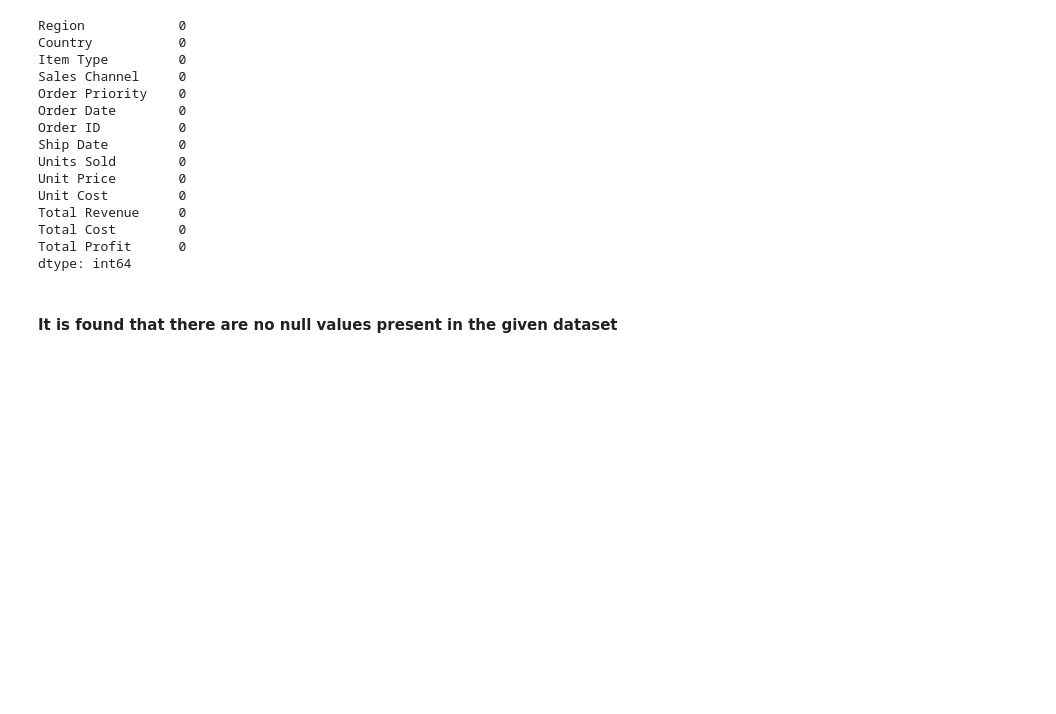
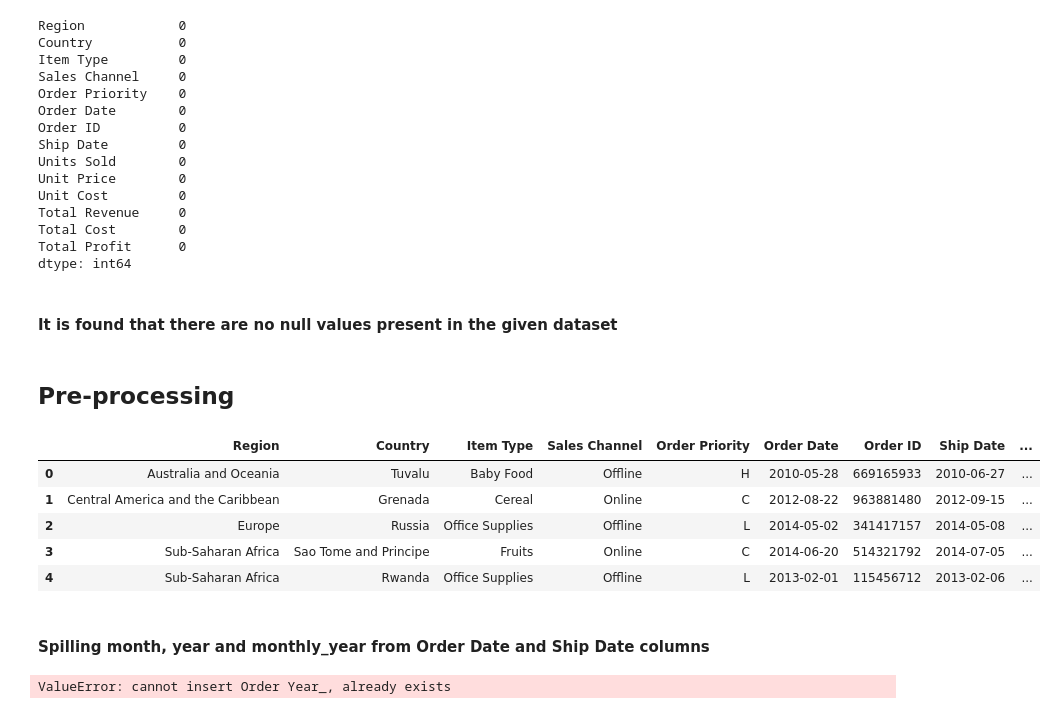
Before and after one commit to SamNijin/Analyzing-Amazon-Sales-Data, a Jupyter notebook: Amazon-Sales-Analysis.ipynb, the cells around one changed output. Drawn from its saved outputs; the diff is of its cells as text; code cells hidden in the pictures; blank space fills up the shorter version.

```diff
--- a/Amazon-Sales-Analysis.ipynb
+++ b/Amazon-Sales-Analysis.ipynb
@@ -64,3 +97,31 @@ Total Profit      0
 dtype: int64
 # %% [markdown]
 #### It is found that there are no null values present in the given dataset
+# %% [markdown]
+## Pre-processing
+# %%
+sales_data['Order Date'] = pd.to_datetime(sales_data['Order Date'])
+sales_data['Ship Date'] = pd.to_datetime(sales_data['Ship Date'])
+# %%
+sales_data.head()
+# %% [output]
+|  | Region | Country | Item Type | Sales Channel | Order Priority | Order Date | Order ID | Ship Date | ... |
+| 0 | Australia and Oceania | Tuvalu | Baby Food | Offline | H | 2010-05-28 | 669165933 | 2010-06-27 | ... |
+| 1 | Central America and the Caribbean | Grenada | Cereal | Online | C | 2012-08-22 | 963881480 | 2012-09-15 | ... |
+| 2 | Europe | Russia | Office Supplies | Offline | L | 2014-05-02 | 341417157 | 2014-05-08 | ... |
+| 3 | Sub-Saharan Africa | Sao Tome and Principe | Fruits | Online | C | 2014-06-20 | 514321792 | 2014-07-05 | ... |
+| 4 | Sub-Saharan Africa | Rwanda | Office Supplies | Offline | L | 2013-02-01 | 115456712 | 2013-02-06 | ... |
+# %% [markdown]
+#### Spilling month, year and monthly_year from Order Date and Ship Date columns
+# %%
+# Spilliting month, year and yearly_month from base column
+
+sales_data.insert(loc=7, column='Order Year_', value=sales_data['Order Date'].dt.year)
+sales_data.insert(loc=8, column='Order Month_', value=sales_data['Order Date'].dt.month)
+sales_data.insert(loc=9, column='Order Yearly Month_', value=sales_data['Order Date'].dt.to_period('M'))
+sales_data.insert(loc=10, column='Ship Year_', value=sales_data['Ship Date'].dt.year)
+sales_data.insert(loc=11, column='Ship Month_', value=sales_data['Ship Date'].dt.month)
+sales_data.insert(loc=12, column='Ship Yearly Month_', value=sales_data['Ship Date'].dt.to_period('M'))
+sales_data.head()
+# %% [output]
+ValueError: cannot insert Order Year_, already exists
```
Also changed, not shown: parts of 9 cells of this notebook.
